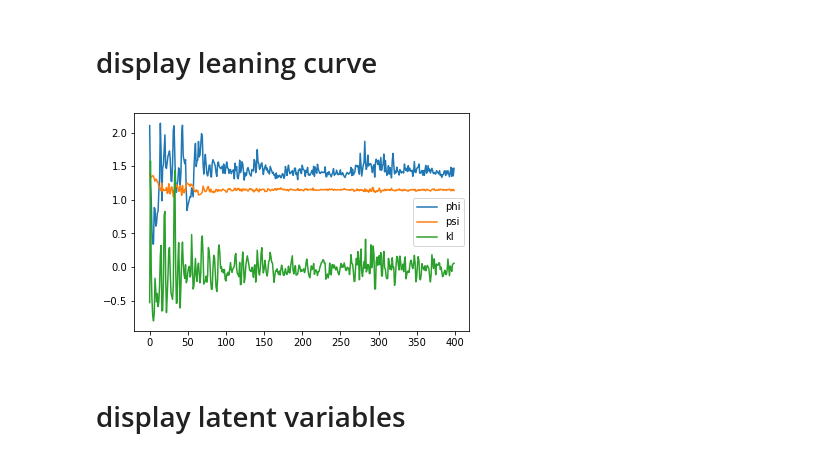
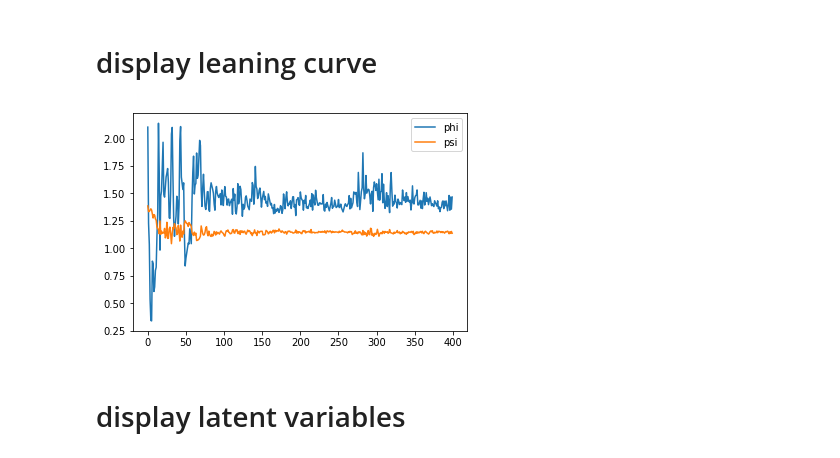
Before and after one commit to seiya-kumada/avb, a Jupyter notebook: visualize.ipynb, the cells around one changed output. Saved outputs shown, nothing was run; the diff lists cells and outputs as text; code cells hidden in the pictures.

```diff
--- a/visualize.ipynb
+++ b/visualize.ipynb
@@ -13,12 +13,12 @@ epoch_kls = np.load(os.path.join(DIR_PATH, 'epoch_kls.npy'))
 # %%
 plt.plot(epoch_phi_losses, label='phi')
 plt.plot(epoch_psi_losses, label='psi')
-plt.plot(epoch_kls, label='kl')
+# plt.plot(epoch_kls, label='kl')
 # plt.ylim(-0.5, 0.5)
 plt.legend(loc='best')
 plt.show()
 # %% [output]
-[figure, old version]
+[figure, new version]
 # %% [markdown]
 # display latent variables
 # %%
```
